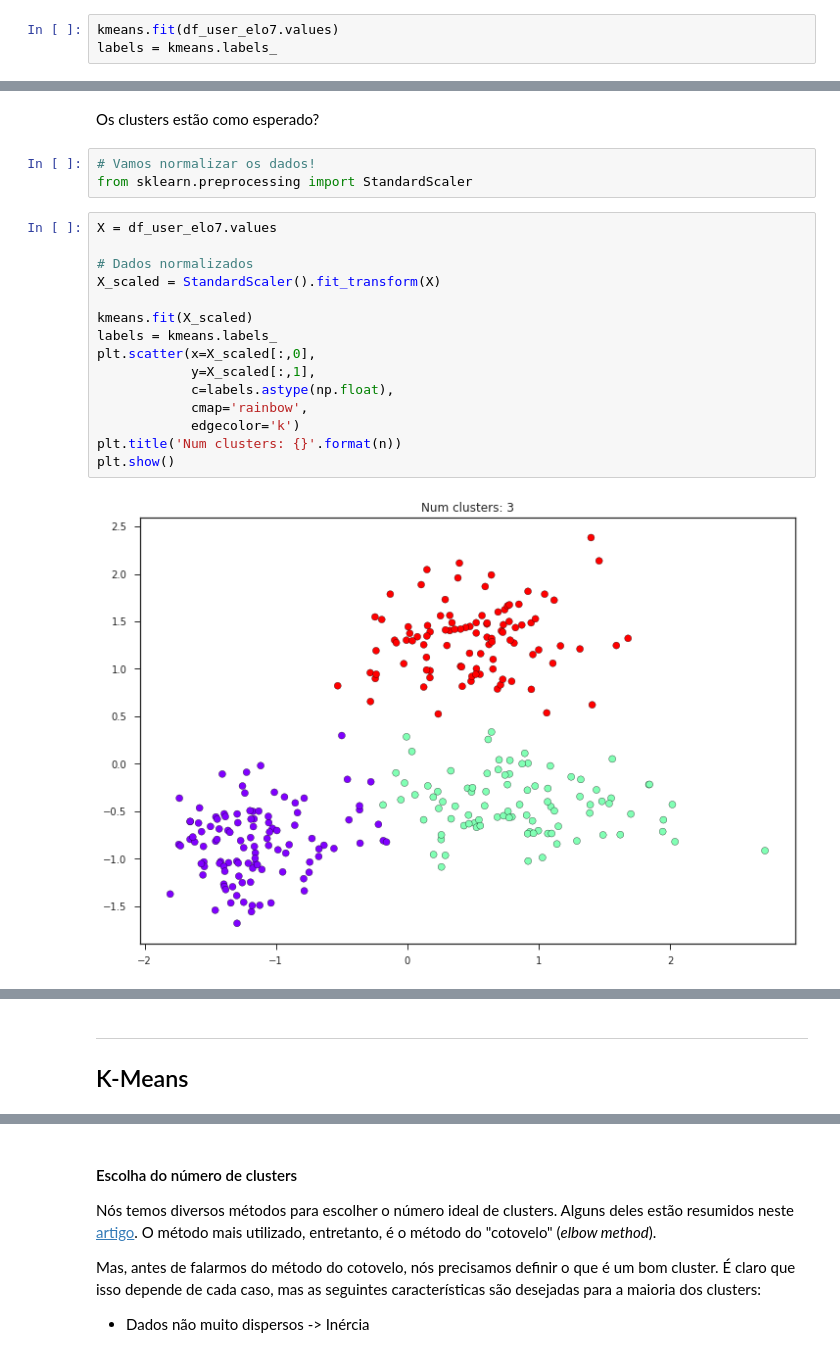
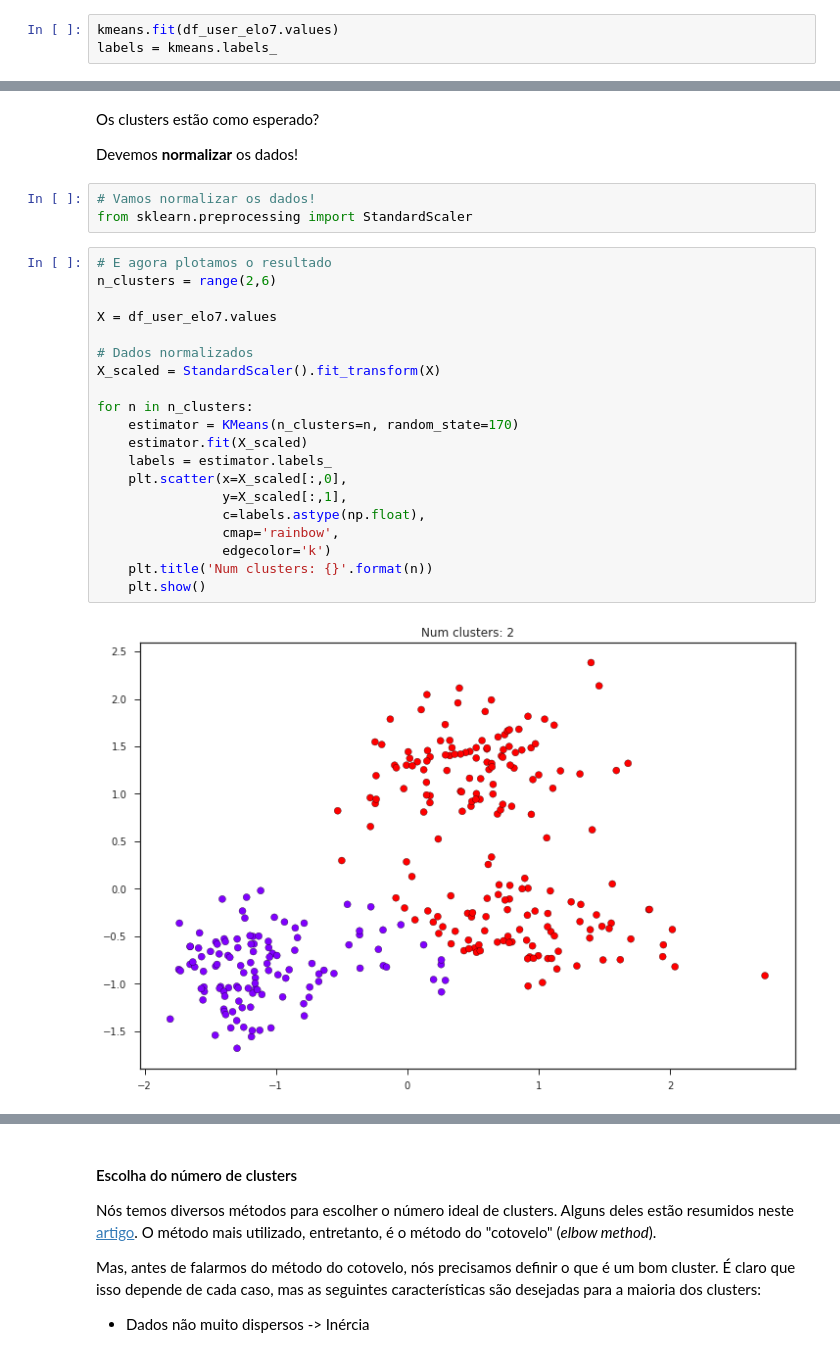
Before and after one commit to somostera/tera-data-science-jul2018, a Jupyter notebook: 27-clustering/notebook/aula_tera_clustering_respostas.ipynb, the cells around one changed output, grey strips where cells are left out. Drawn from its saved outputs; the diff is of its cells as text.

Commit message:
Atualiza parte K-Means. Hier Clust WIP.

```diff
--- a/27-clustering/notebook/aula_tera_clustering_respostas.ipynb
+++ b/27-clustering/notebook/aula_tera_clustering_respostas.ipynb
@@ -163,22 +165,29 @@ plt.show()
 # %% [markdown]
 Os clusters estão como esperado?
+
+Devemos **normalizar** os dados!
 # %%
 # Vamos normalizar os dados!
 from sklearn.preprocessing import StandardScaler
 # %%
+# E agora plotamos o resultado
+n_clusters = range(2,6)
+
 X = df_user_elo7.values
 
 # Dados normalizados
 X_scaled = StandardScaler().fit_transform(X)
 
-kmeans.fit(X_scaled)
-labels = kmeans.labels_
-plt.scatter(x=X_scaled[:,0],
-            y=X_scaled[:,1],
-            c=labels.astype(np.float),
-            cmap='rainbow',
-            edgecolor='k')
-plt.title('Num clusters: {}'.format(n))
-plt.show()
+for n in n_clusters:
+    estimator = KMeans(n_clusters=n, random_state=170)
+    estimator.fit(X_scaled)
+    labels = estimator.labels_
+    plt.scatter(x=X_scaled[:,0],
+                y=X_scaled[:,1],
+                c=labels.astype(np.float),
+                cmap='rainbow',
+                edgecolor='k')
+    plt.title('Num clusters: {}'.format(n))
+    plt.show()
 # %% [output]
-[figure, old version]
+[figure, new version]
@@ -185,3 +196,0 @@ plt.show()
-# %% [markdown]
----
-## K-Means
```
Also changed, not shown: parts of 56 cells of this notebook.
